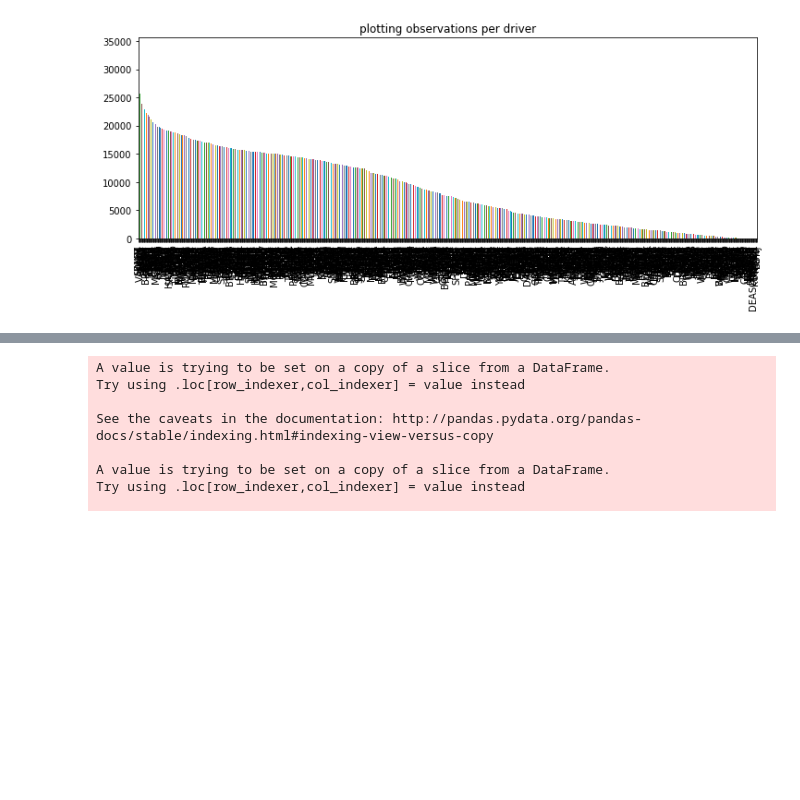
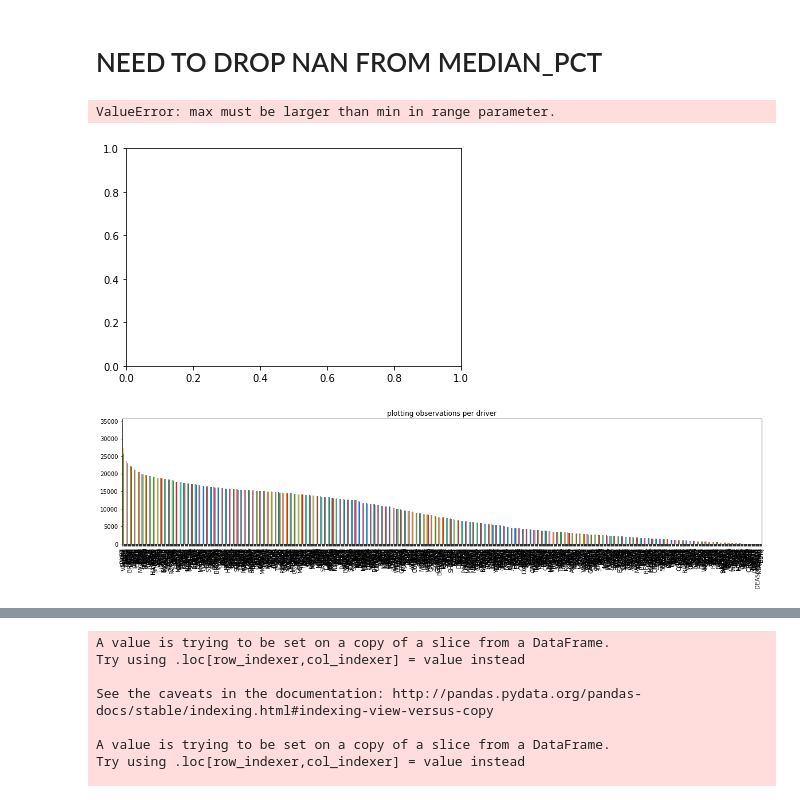
Before and after one commit to DataScienceBS/data-question-6-lionesses, a Jupyter notebook: Big_G_data_prep.ipynb, the cells around one changed output, grey strips where cells are left out. Drawn from its saved outputs; the diff is of its cells as text; code cells hidden in the pictures; blank space fills up the shorter version.

```diff
--- a/Big_G_data_prep.ipynb
+++ b/Big_G_data_prep.ipynb
@@ -33,4 +29,2 @@ object
 # %%
 fuels = ['ULSD', 'FUEL', 'CDSL', 'DEFC', 'DSL1', 'BDSL']
-# %%
-driver_events = df_events.DriverID.value_counts().sort_values(ascending=False)
@@ -58,4 +62,12 @@ df_event_level
+# %% [markdown]
+# NEED TO DROP NAN FROM MEDIAN_PCT
+# %%
+_ = plt.hist(df_events_no_nan.odo_from_median_pct)
+plt.show()
+# %% [output]
+ValueError: max must be larger than min in range parameter.
+[figure, added]
 # %%
-driver_events.plot(kind='bar', figsize=(12,4), title='plotting observations per driver');
+driver_events.plot(kind='bar', figsize=(20,4), title='plotting observations per driver');
 # %% [output]
-[figure, old version]
+[figure, new version]
```
Also changed, not shown: parts of 45 cells of this notebook, 1 other file.
